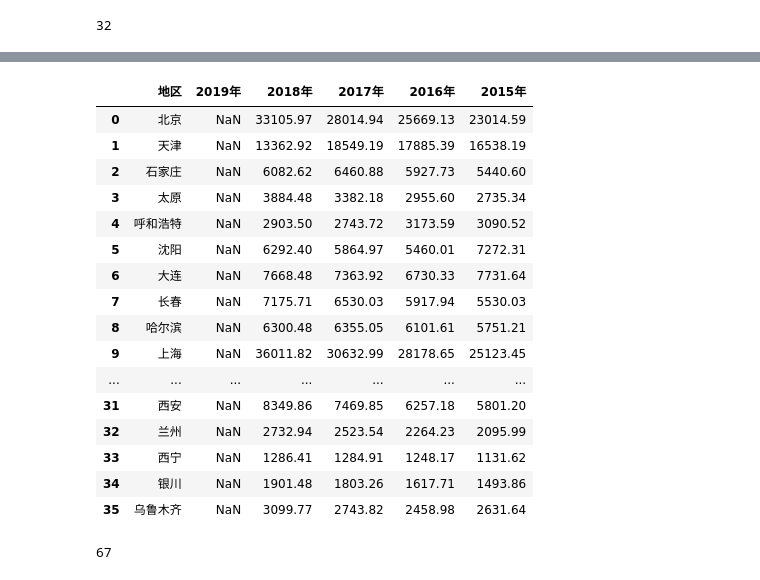
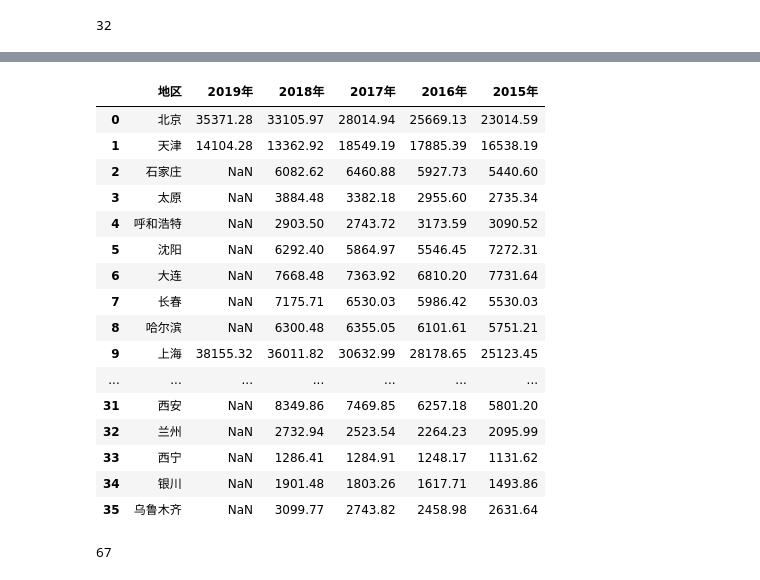
Before and after one commit to 2020-data-integration/data-collection, a Jupyter notebook: region.ipynb, the cells around one changed output, grey strips where cells are left out. Drawn from its saved outputs; the diff is of its cells as text; code cells hidden in the pictures.

```diff
--- a/region.ipynb
+++ b/region.ipynb
@@ -72,25 +71,25 @@ prov_eco_df
 # %%
 city_eco_df = pd.read_excel('主要城市年度数据.xls', header=3, nrows=36)
-# %%
-regioin_eco_df
-# %% [output]
-|  | 地区 | 2019年 | 2018年 | 2017年 | 2016年 | 2015年 |
-| 0 | 北京 | NaN | 33105.97 | 28014.94 | 25669.13 | 23014.59 |
-| 1 | 天津 | NaN | 13362.92 | 18549.19 | 17885.39 | 16538.19 |
-| 2 | 石家庄 | NaN | 6082.62 | 6460.88 | 5927.73 | 5440.60 |
-| 3 | 太原 | NaN | 3884.48 | 3382.18 | 2955.60 | 2735.34 |
-| 4 | 呼和浩特 | NaN | 2903.50 | 2743.72 | 3173.59 | 3090.52 |
-| 5 | 沈阳 | NaN | 6292.40 | 5864.97 | 5460.01 | 7272.31 |
-| 6 | 大连 | NaN | 7668.48 | 7363.92 | 6730.33 | 7731.64 |
-| 7 | 长春 | NaN | 7175.71 | 6530.03 | 5917.94 | 5530.03 |
-| 8 | 哈尔滨 | NaN | 6300.48 | 6355.05 | 6101.61 | 5751.21 |
-| 9 | 上海 | NaN | 36011.82 | 30632.99 | 28178.65 | 25123.45 |
-| ... | ... | ... | ... | ... | ... | ... |
-| 31 | 西安 | NaN | 8349.86 | 7469.85 | 6257.18 | 5801.20 |
-| 32 | 兰州 | NaN | 2732.94 | 2523.54 | 2264.23 | 2095.99 |
-| 33 | 西宁 | NaN | 1286.41 | 1284.91 | 1248.17 | 1131.62 |
-| 34 | 银川 | NaN | 1901.48 | 1803.26 | 1617.71 | 1493.86 |
-| 35 | 乌鲁木齐 | NaN | 3099.77 | 2743.82 | 2458.98 | 2631.64 |
+# %%
+city_eco_df
+# %% [output]
+|  | 地区 | 2019年 | 2018年 | 2017年 | 2016年 | 2015年 |
+| 0 | 北京 | 35371.28 | 33105.97 | 28014.94 | 25669.13 | 23014.59 |
+| 1 | 天津 | 14104.28 | 13362.92 | 18549.19 | 17885.39 | 16538.19 |
+| 2 | 石家庄 | NaN | 6082.62 | 6460.88 | 5927.73 | 5440.60 |
+| 3 | 太原 | NaN | 3884.48 | 3382.18 | 2955.60 | 2735.34 |
+| 4 | 呼和浩特 | NaN | 2903.50 | 2743.72 | 3173.59 | 3090.52 |
+| 5 | 沈阳 | NaN | 6292.40 | 5864.97 | 5546.45 | 7272.31 |
+| 6 | 大连 | NaN | 7668.48 | 7363.92 | 6810.20 | 7731.64 |
+| 7 | 长春 | NaN | 7175.71 | 6530.03 | 5986.42 | 5530.03 |
+| 8 | 哈尔滨 | NaN | 6300.48 | 6355.05 | 6101.61 | 5751.21 |
+| 9 | 上海 | 38155.32 | 36011.82 | 30632.99 | 28178.65 | 25123.45 |
+| ... | ... | ... | ... | ... | ... | ... |
+| 31 | 西安 | NaN | 8349.86 | 7469.85 | 6257.18 | 5801.20 |
+| 32 | 兰州 | NaN | 2732.94 | 2523.54 | 2264.23 | 2095.99 |
+| 33 | 西宁 | NaN | 1286.41 | 1284.91 | 1248.17 | 1131.62 |
+| 34 | 银川 | NaN | 1901.48 | 1803.26 | 1617.71 | 1493.86 |
+| 35 | 乌鲁木齐 | NaN | 3099.77 | 2743.82 | 2458.98 | 2631.64 |
 # %%
 area_eco_df = pd.concat([prov_eco_df, city_eco_df])
 # %%
```
Also changed, not shown: parts of 11 cells of this notebook, 3 other files.
